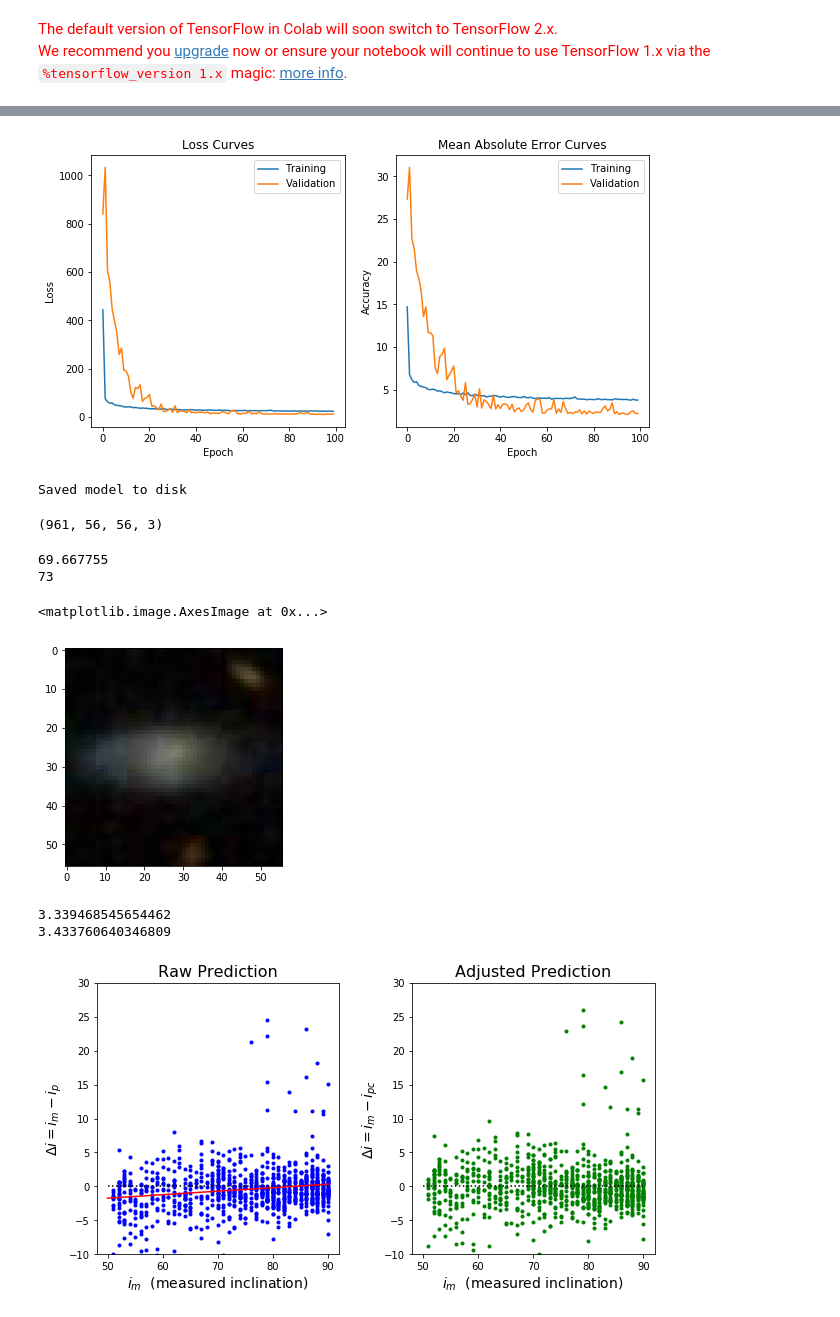
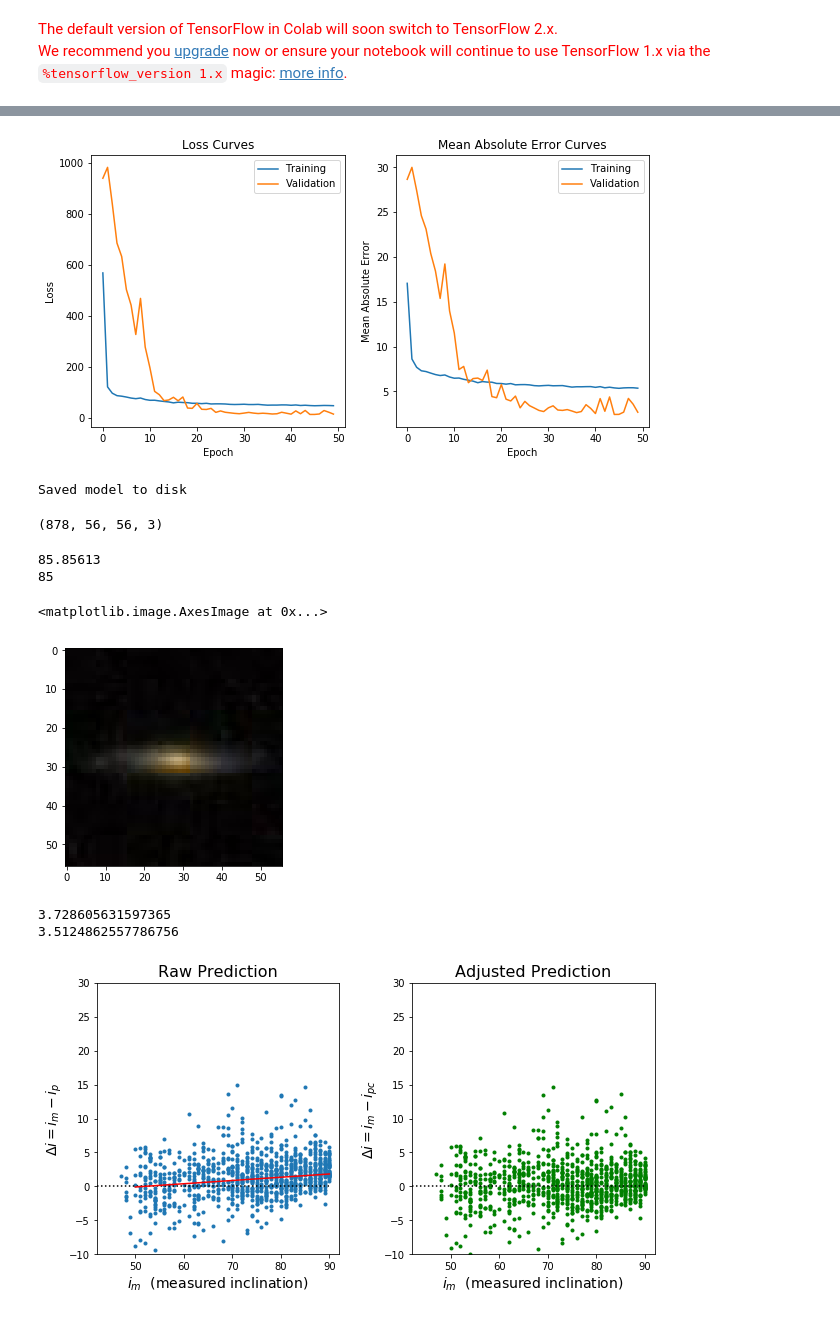
Before and after one commit to ekourkchi/incNET-data, a Jupyter notebook: CNN_inc_CGG6_regr.ipynb, the cells around one changed output, grey strips where cells are left out. Cells and saved outputs as stored; diff of their text form; code cells hidden in the pictures.

```diff
--- a/CNN_inc_CGG6_regr.ipynb
+++ b/CNN_inc_CGG6_regr.ipynb
@@ -76,14 +76,14 @@ pgcIDs_cc = pgcIDs_c[indices]
 
 #################
 
-indices = np.arange(1000)
+indices = np.arange(2000)
 images_test  = images_cc[indices]
 lables_test  = labels_cc[indices]
 pgcIDs_test  = pgcIDs_cc[indices]
 
 #################
 
-indices = np.arange(1000, n)
+indices = np.arange(2000, n)
 images_train = images_cc[indices]
 lables_train = labels_cc[indices]
 pgcIDs_train = pgcIDs_cc[indices]
@@ -111,5 +111,13 @@ for i, id in enumerate(pgcIDs_test):
 images_test  = images_test[unique_inx]
 lables_test  = lables_test[unique_inx]
 pgcIDs_test  = pgcIDs_test[unique_inx]
+
+images_cvl  = images_test[:1000]
+lables_cvl  = lables_test[:1000]
+pgcIDs_cvl  = pgcIDs_test[:1000]
+
+images_test  = images_test[1000:]
+lables_test  = lables_test[1000:]
+pgcIDs_test  = pgcIDs_test[1000:]
 # %%
 print images_train.shape , lables_train.shape
@@ -133,7 +143,7 @@ from tensorflow.keras.utils import to_categorical
 import matplotlib.pyplot as plt
 
 import numpy as np
-def vgg6(input_shape=(56, 56, 3), n_classes= 8):
+def vgg6(input_shape=(56, 56, 3)):
     """
         VGG6
     :param input_shape:
@@ -142,7 +152,7 @@ def vgg6(input_shape=(56, 56, 3), n_classes= 8):
     """
 
     model = tf.keras.models.Sequential(name='VGG6')
-    # input: 21x21 images with 1 channel -> (21, 21, 1) tensors.
+    # input: 56x56 images with 3 channel -> (56, 56, 3) tensors.
     # this applies 16 convolution filters of size 3x3 each.
     model.add(tf.keras.layers.Conv2D(16, (3, 3), activation='relu', input_shape=input_shape, name='conv1'))
     model.add(tf.keras.layers.Conv2D(16, (3, 3), activation='relu', name='conv2'))
@@ -176,11 +186,11 @@ We recommend you upgrade now or ensure your notebook will continue to use Tensor
 # %%
 vgg_model = vgg6()
 vgg_model.compile(loss='mse', optimizer='adam', metrics=['mse', 'mae', 'mape'])
-n_epochs=100
+n_epochs=50
 vgg_model.summary()
 vgg_model_history = vgg_model.fit(images_train, lables_train,
                                   epochs=n_epochs, batch_size=512,
-                                  validation_data=(images_test, lables_test),
+                                  validation_data=(images_cvl, lables_cvl),
                                   verbose=2, shuffle=True)
 # %% [output]
 WARNING: Logging before flag parsing goes to stderr.
@@ -235,7 +245,7 @@ def plot_model_history(history):
 
 plot_model_history(vgg_model.history)
 # %% [output]
-[figure, old version]
+[figure, new version]
 # %%
 vgg_model.save("/content/drive/My Drive/CNN_inc_VGG6_regr.h5")
 print("Saved model to disk")
@@ -251,54 +261,55 @@ inc_p = inc_p.reshape(N)
 # %%
 images_test.shape
 # %% [output]
-(961, 56, 56, 3)
+(878, 56, 56, 3)
 # %%
-i = 801
+i = 15
 print inc_p[i]
 print inc_m[i]
 plt.imshow(images_test[i])
 # %% [output]
-69.667755
-73
+85.85613
+85
 <matplotlib.image.AxesImage at 0x...>
-[figure, old version]
+[figure, new version]
 # %%
 fig, ax = plt.subplots(nrows=1,ncols=2, figsize=(10,5))
 
 d = inc_m-inc_p
 
-m, b = np.polyfit(inc_m, d, 1)
+ix, = np.where(np.abs(d)<5)
+m, b = np.polyfit(inc_m[ix], d[ix], 1)
 x = np.linspace(50,90,20)
 y  = m*x+b
 
-ax[0].plot(inc_m, d, 'b.')
-ax[0].plot([50,90],[0,0], 'k:')
+ax[0].plot(inc_m, d, '.')
+ax[0].plot([42,90],[0,0], 'k:')
 ax[0].plot(x, y, 'r-')
-ax[0].set_xlim(48,92)
+ax[0].set_xlim(42,92)
 ax[0].set_ylim(-10,30)
 ax[0].set_title('Raw Prediction', fontsize=16)
 ax[0].set_xlabel(r'$i_m$'+'  (measured inclination)', fontsize=14)
 ax[0].set_ylabel(r'$\Delta i = i_m-i_p$', fontsize=14)
 
 print np.sqrt(np.mean((d)**2))
 
 
 d_ = inc_m-(inc_p+b)/(1.-m)
 ax[1].plot(inc_m, d_, 'g.')
-ax[1].plot([50,90],[0,0], 'k:')
-ax[1].set_xlim(48,92)
+ax[1].plot([42,90],[0,0], 'k:')
+ax[1].set_xlim(42,92)
 ax[1].set_ylim(-10,30)
 
 print np.sqrt(np.mean((d_)**2))
 ax[1].set_title('Adjusted Prediction', fontsize=16)
 ax[1].set_xlabel(r'$i_m$'+'  (measured inclination)', fontsize=14)
 ax[1].set_ylabel(r'$\Delta i = i_m-i_{pc}$', fontsize=14)
 
 plt.subplots_adjust( wspace=0.3)
 # %% [output]
-3.339468545654462
-3.433760640346809
+3.728605631597365
+3.5124862557786756
-[figure, old version]
+[figure, new version]
 # %%
 fig, ax = plt.subplots(nrows=1,ncols=2, figsize=(10,5))
 
```
Also changed, not shown: parts of 12 cells of this notebook.
